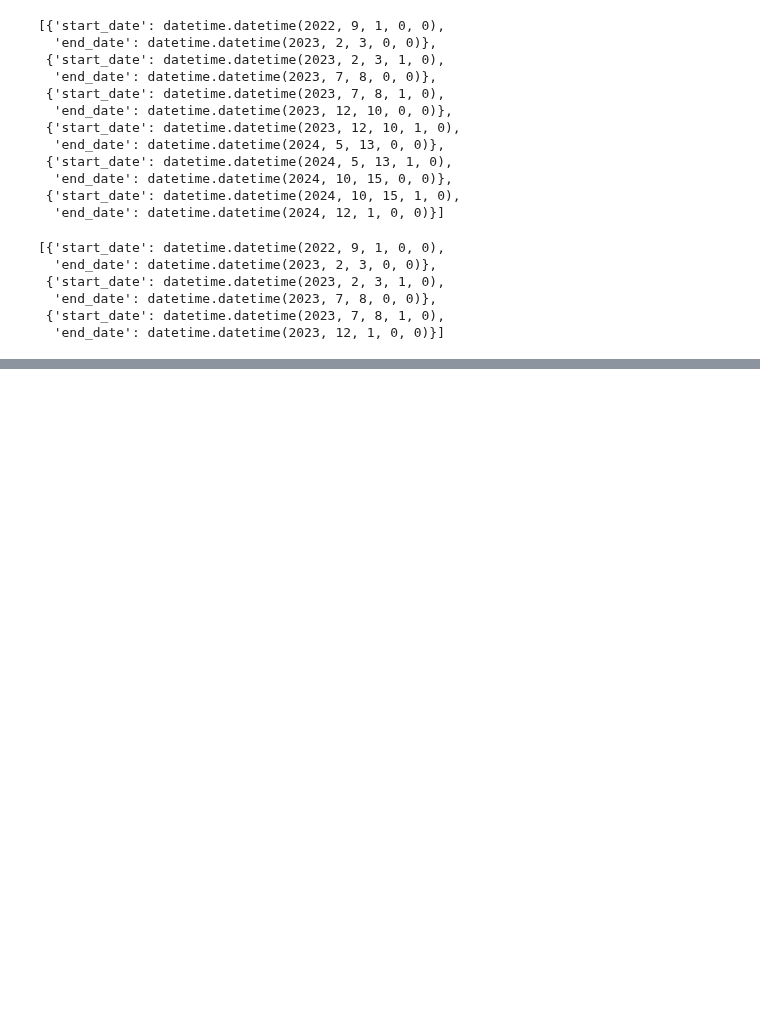
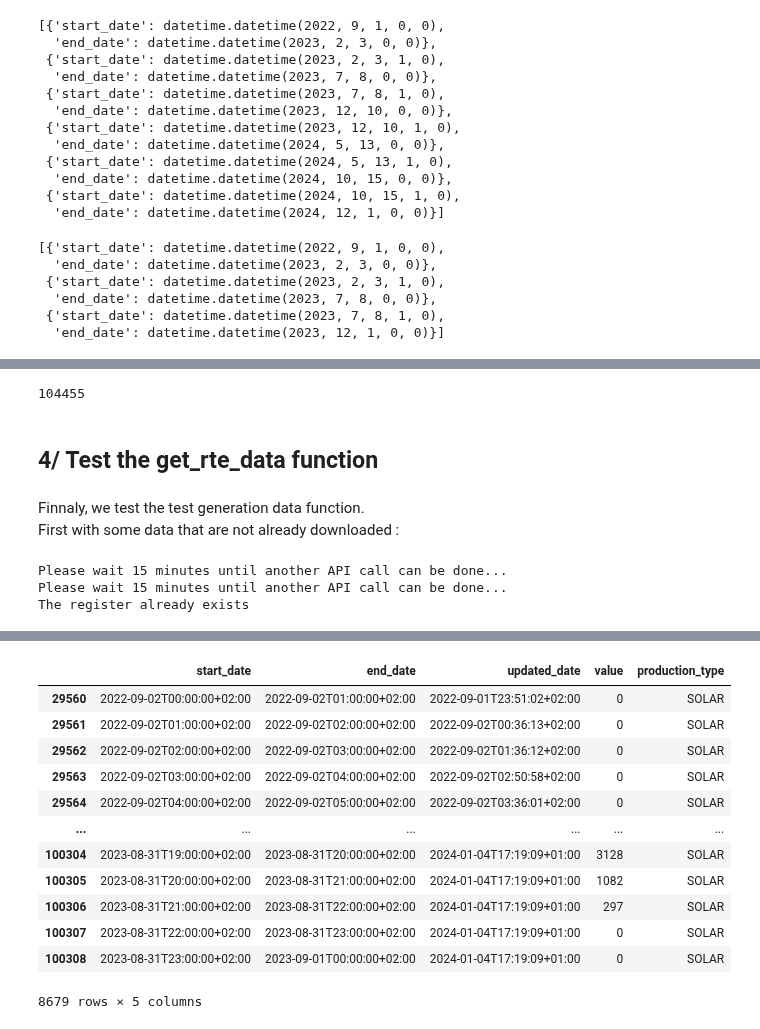
Before and after one commit to DridrM/renewable-energy-forecast, a Jupyter notebook: notebooks/get_data.ipynb, the cells around one changed output, grey strips where cells are left out. Drawn from its saved outputs; the diff is of its cells as text; code cells hidden in the pictures; blank space fills up the shorter version.

Commit message:
Test the download_and_format function and the get_rte_data function

```diff
--- a/notebooks/get_data.ipynb
+++ b/notebooks/get_data.ipynb
@@ -173,0 +246,37 @@ slice_dates(ressource_nb,
+# %%
+# Check the lenght of the generation_values list
+len(generation_values)
+# %% [output]
+104455
+# %% [markdown]
+## 4/ Test the get_rte_data function
+# %% [markdown]
+Finnaly, we test the test generation data function.
+First with some data that are not already downloaded :
+# %%
+# Set the params
+ressource_nb = 1
+start_date = "2022-09-01 00:00:00"
+end_date = "2023-09-01 00:00:00"
+eic_code = None
+production_type = "SOLAR"
+production_subtype = None
+
+# Call the function
+solar_generation_df = get_rte_data(ressource_nb = ressource_nb,
+                                   start_date = start_date,
+                                   end_date = end_date,
+                                   eic_code = eic_code,
+                                   production_type = production_type,
+                                   production_subtype = production_subtype)
+
+# Display the register to verify that it was filled correctly
+register = read_register()
+display(register)
+
+# Display the data
+display(solar_generation_df)
+# %% [output]
+Please wait 15 minutes until another API call can be done...
+Please wait 15 minutes until another API call can be done...
+The register already exists
@@ -173,0 +285,13 @@ slice_dates(ressource_nb,
+|  | start_date | end_date | updated_date | value | production_type |
+| 29560 | 2022-09-02T00:00:00+02:00 | 2022-09-02T01:00:00+02:00 | 2022-09-01T23:51:02+02:00 | 0 | SOLAR |
+| 29561 | 2022-09-02T01:00:00+02:00 | 2022-09-02T02:00:00+02:00 | 2022-09-02T00:36:13+02:00 | 0 | SOLAR |
+| 29562 | 2022-09-02T02:00:00+02:00 | 2022-09-02T03:00:00+02:00 | 2022-09-02T01:36:12+02:00 | 0 | SOLAR |
+| 29563 | 2022-09-02T03:00:00+02:00 | 2022-09-02T04:00:00+02:00 | 2022-09-02T02:50:58+02:00 | 0 | SOLAR |
+| 29564 | 2022-09-02T04:00:00+02:00 | 2022-09-02T05:00:00+02:00 | 2022-09-02T03:36:01+02:00 | 0 | SOLAR |
+| ... | ... | ... | ... | ... | ... |
+| 100304 | 2023-08-31T19:00:00+02:00 | 2023-08-31T20:00:00+02:00 | 2024-01-04T17:19:09+01:00 | 3128 | SOLAR |
+| 100305 | 2023-08-31T20:00:00+02:00 | 2023-08-31T21:00:00+02:00 | 2024-01-04T17:19:09+01:00 | 1082 | SOLAR |
+| 100306 | 2023-08-31T21:00:00+02:00 | 2023-08-31T22:00:00+02:00 | 2024-01-04T17:19:09+01:00 | 297 | SOLAR |
+| 100307 | 2023-08-31T22:00:00+02:00 | 2023-08-31T23:00:00+02:00 | 2024-01-04T17:19:09+01:00 | 0 | SOLAR |
+| 100308 | 2023-08-31T23:00:00+02:00 | 2023-09-01T00:00:00+02:00 | 2024-01-04T17:19:09+01:00 | 0 | SOLAR |
+8679 rows × 5 columns
```
Also changed, not shown: parts of 12 cells of this notebook, 4 other files.
